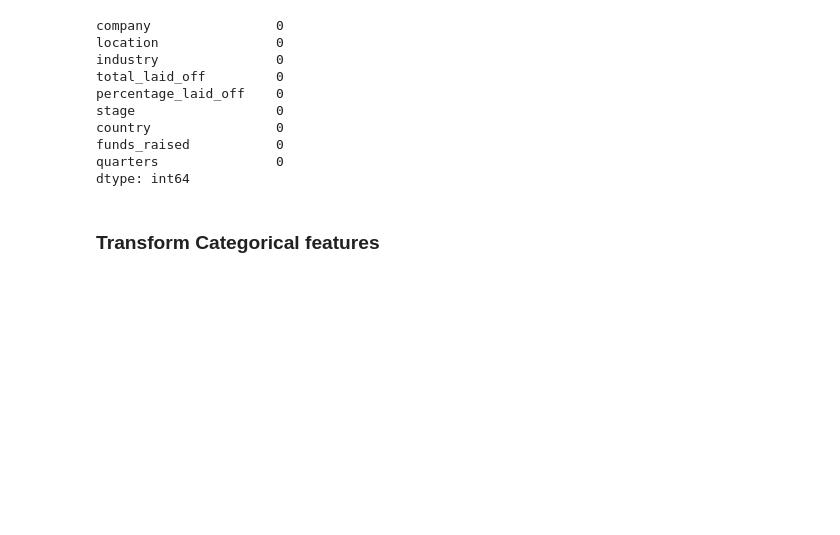
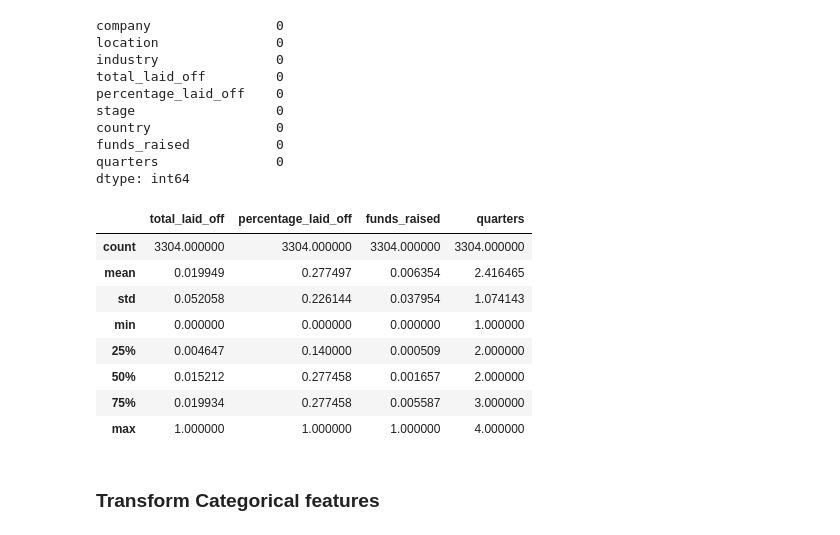
Before and after one commit to GilenW/CSE151A_FINAL_PROJECT, a Jupyter notebook: final_project.ipynb, the cells around one changed output. Cells and saved outputs as stored; diff of their text form; code cells hidden in the pictures; blank space fills up the shorter version.

```diff
--- a/final_project.ipynb
+++ b/final_project.ipynb
@@ -326,6 +326,18 @@ country                0
 funds_raised           0
 quarters               0
 dtype: int64
+# %%
+layoffdf.describe()
+# %% [output]
+|  | total_laid_off | percentage_laid_off | funds_raised | quarters |
+| count | 3304.000000 | 3304.000000 | 3304.000000 | 3304.000000 |
+| mean | 0.019949 | 0.277497 | 0.006354 | 2.416465 |
+| std | 0.052058 | 0.226144 | 0.037954 | 1.074143 |
+| min | 0.000000 | 0.000000 | 0.000000 | 1.000000 |
+| 25% | 0.004647 | 0.140000 | 0.000509 | 2.000000 |
+| 50% | 0.015212 | 0.277458 | 0.001657 | 2.000000 |
+| 75% | 0.019934 | 0.277458 | 0.005587 | 3.000000 |
+| max | 1.000000 | 1.000000 | 1.000000 | 4.000000 |
 # %% [markdown]
 ### Transform Categorical features
 # %%
```
Also changed, not shown: parts of 5 cells of this notebook, 6 other files.
